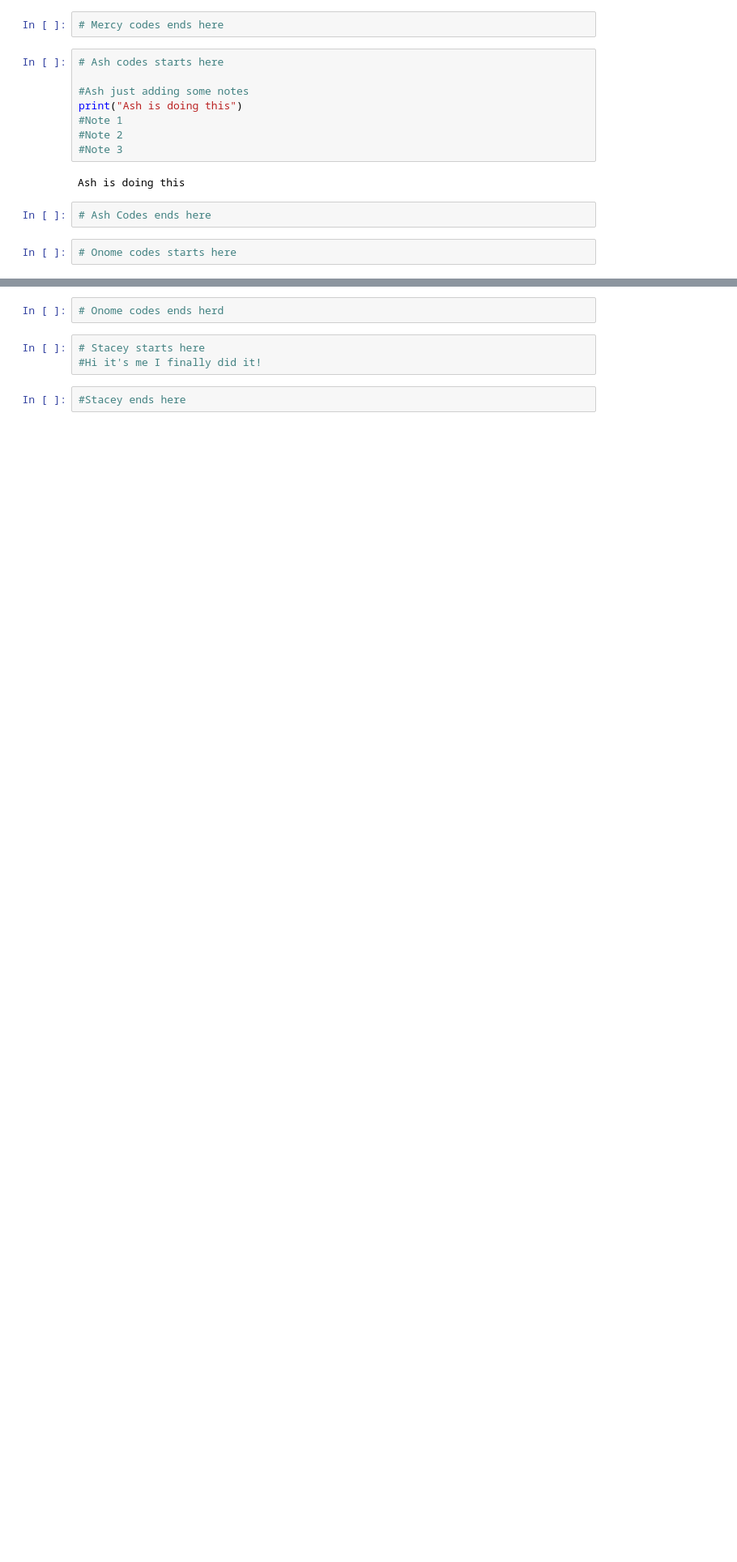
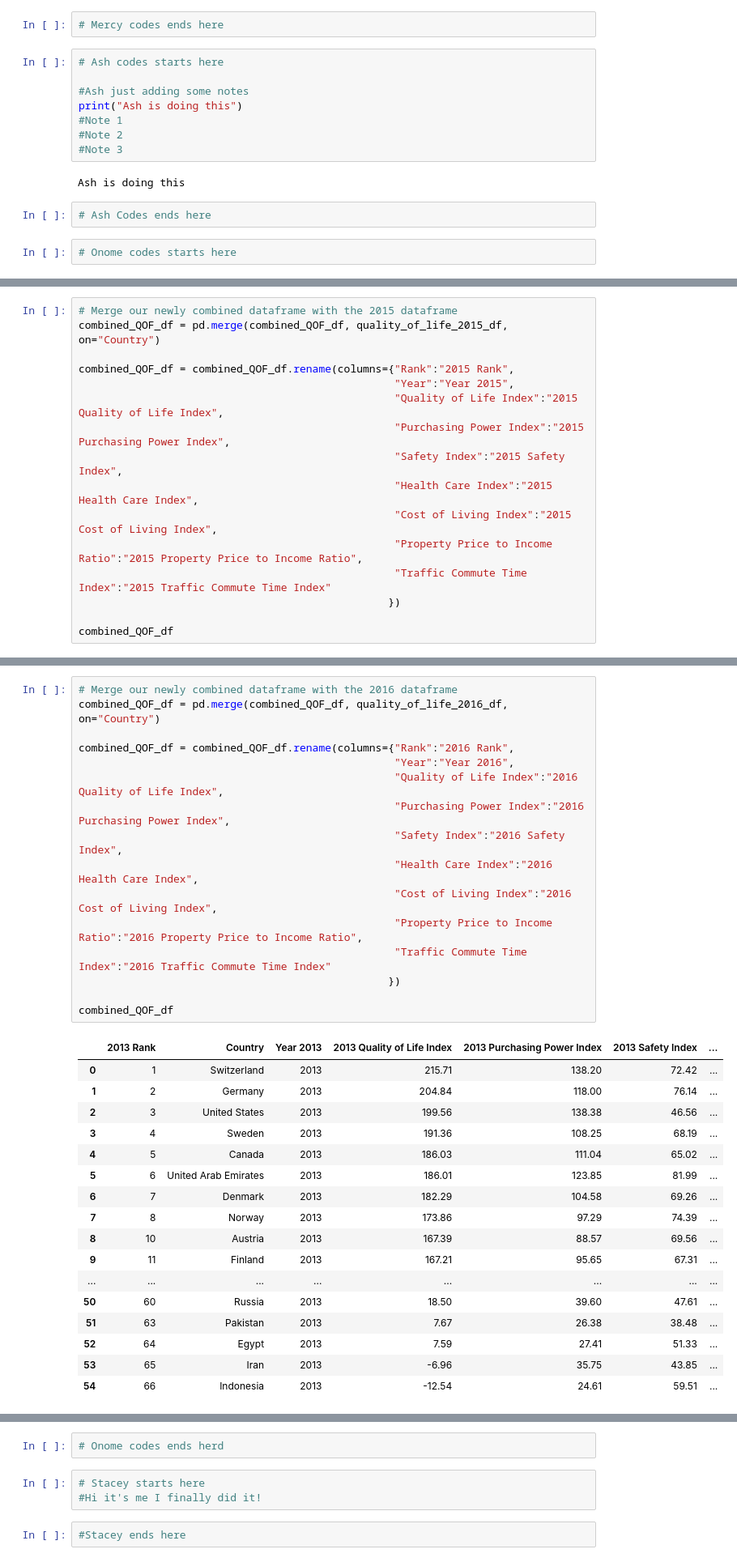
Before and after one commit to sruelle/project-one, a Jupyter notebook: Team Project one.ipynb, the cells around one changed output, grey strips where cells are left out. Shown at 81% size. Saved outputs shown, nothing was run; the diff lists cells and outputs as text; blank space fills up the shorter version.

```diff
--- a/Team Project one.ipynb
+++ b/Team Project one.ipynb
@@ -53,0 +97,16 @@ suicide_rates
+# %%
+# Merge our newly combined dataframe with the 2015 dataframe
+combined_QOF_df = pd.merge(combined_QOF_df, quality_of_life_2015_df, on="Country")
+
+combined_QOF_df = combined_QOF_df.rename(columns={"Rank":"2015 Rank",
+                                                  "Year":"Year 2015",
+                                                  "Quality of Life Index":"2015 Quality of Life Index",
+                                                  "Purchasing Power Index":"2015 Purchasing Power Index",
+                                                  "Safety Index":"2015 Safety Index",
+                                                  "Health Care Index":"2015 Health Care Index",
+                                                  "Cost of Living Index":"2015 Cost of Living Index",
+                                                  "Property Price to Income Ratio":"2015 Property Price to Income Ratio",
+                                                  "Traffic Commute Time Index":"2015 Traffic Commute Time Index"
+                                                 })
+
+combined_QOF_df
@@ -53,0 +127,34 @@ suicide_rates
+# %%
+# Merge our newly combined dataframe with the 2016 dataframe
+combined_QOF_df = pd.merge(combined_QOF_df, quality_of_life_2016_df, on="Country")
+
+combined_QOF_df = combined_QOF_df.rename(columns={"Rank":"2016 Rank",
+                                                  "Year":"Year 2016",
+                                                  "Quality of Life Index":"2016 Quality of Life Index",
+                                                  "Purchasing Power Index":"2016 Purchasing Power Index",
+                                                  "Safety Index":"2016 Safety Index",
+                                                  "Health Care Index":"2016 Health Care Index",
+                                                  "Cost of Living Index":"2016 Cost of Living Index",
+                                                  "Property Price to Income Ratio":"2016 Property Price to Income Ratio",
+                                                  "Traffic Commute Time Index":"2016 Traffic Commute Time Index"
+                                                 })
+
+combined_QOF_df
+# %% [output]
+|  | 2013 Rank | Country | Year 2013 | 2013 Quality of Life Index | 2013 Purchasing Power Index | 2013 Safety Index | ... |
+| 0 | 1 | Switzerland | 2013 | 215.71 | 138.20 | 72.42 | ... |
+| 1 | 2 | Germany | 2013 | 204.84 | 118.00 | 76.14 | ... |
+| 2 | 3 | United States | 2013 | 199.56 | 138.38 | 46.56 | ... |
+| 3 | 4 | Sweden | 2013 | 191.36 | 108.25 | 68.19 | ... |
+| 4 | 5 | Canada | 2013 | 186.03 | 111.04 | 65.02 | ... |
+| 5 | 6 | United Arab Emirates | 2013 | 186.01 | 123.85 | 81.99 | ... |
+| 6 | 7 | Denmark | 2013 | 182.29 | 104.58 | 69.26 | ... |
+| 7 | 8 | Norway | 2013 | 173.86 | 97.29 | 74.39 | ... |
+| 8 | 10 | Austria | 2013 | 167.39 | 88.57 | 69.56 | ... |
+| 9 | 11 | Finland | 2013 | 167.21 | 95.65 | 67.31 | ... |
+| ... | ... | ... | ... | ... | ... | ... | ... |
+| 50 | 60 | Russia | 2013 | 18.50 | 39.60 | 47.61 | ... |
+| 51 | 63 | Pakistan | 2013 | 7.67 | 26.38 | 38.48 | ... |
+| 52 | 64 | Egypt | 2013 | 7.59 | 27.41 | 51.33 | ... |
+| 53 | 65 | Iran | 2013 | -6.96 | 35.75 | 43.85 | ... |
+| 54 | 66 | Indonesia | 2013 | -12.54 | 24.61 | 59.51 | ... |
```
Also changed, not shown: parts of 5 cells of this notebook.
